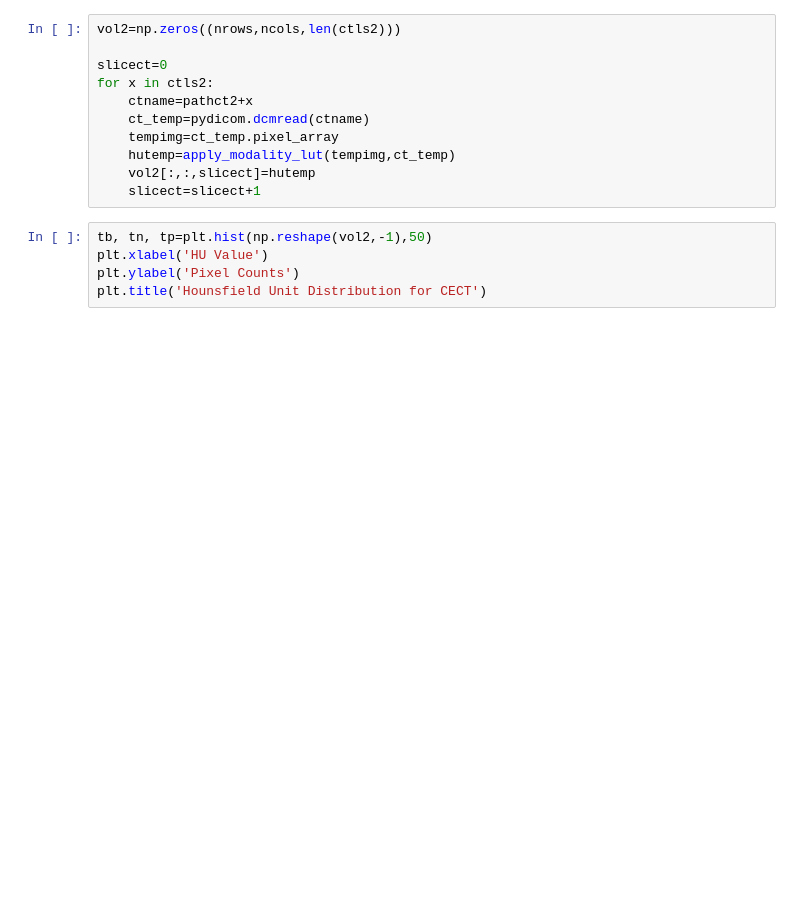
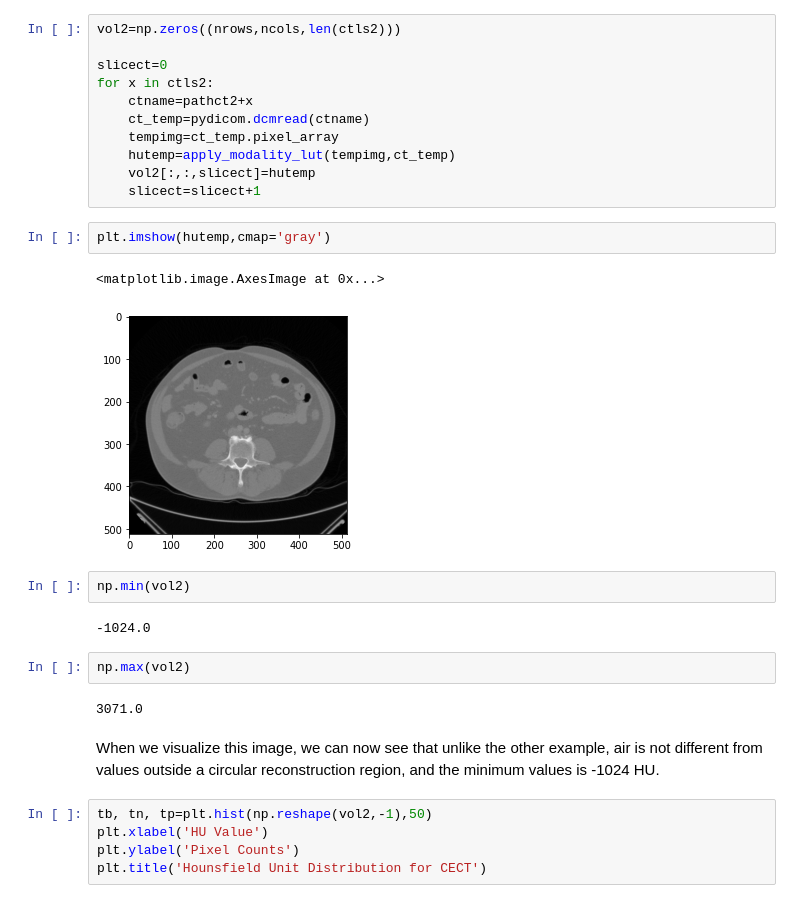
Before and after one commit to csabot3/liverAItutorial, a Jupyter notebook: Lesson1_DataBasics_Colab.ipynb, the cells around one changed output. Saved outputs shown, nothing was run; the diff lists cells and outputs as text; blank space fills up the shorter version.

```diff
--- a/Lesson1_DataBasics_Colab.ipynb
+++ b/Lesson1_DataBasics_Colab.ipynb
@@ -260,6 +294,21 @@ for x in ctls2:
     hutemp=apply_modality_lut(tempimg,ct_temp)
     vol2[:,:,slicect]=hutemp
     slicect=slicect+1
+# %%
+plt.imshow(hutemp,cmap='gray')
+# %% [output]
+<matplotlib.image.AxesImage at 0x...>
+[figure, added]
+# %%
+np.min(vol2)
+# %% [output]
+-1024.0
+# %%
+np.max(vol2)
+# %% [output]
+3071.0
+# %% [markdown]
+When we visualize this image, we can now see that unlike the other example, air is not different from values outside a circular reconstruction region, and the minimum values is -1024 HU.
 # %%
 tb, tn, tp=plt.hist(np.reshape(vol2,-1),50)
 plt.xlabel('HU Value')
```
Also changed, not shown: parts of 12 cells of this notebook.
